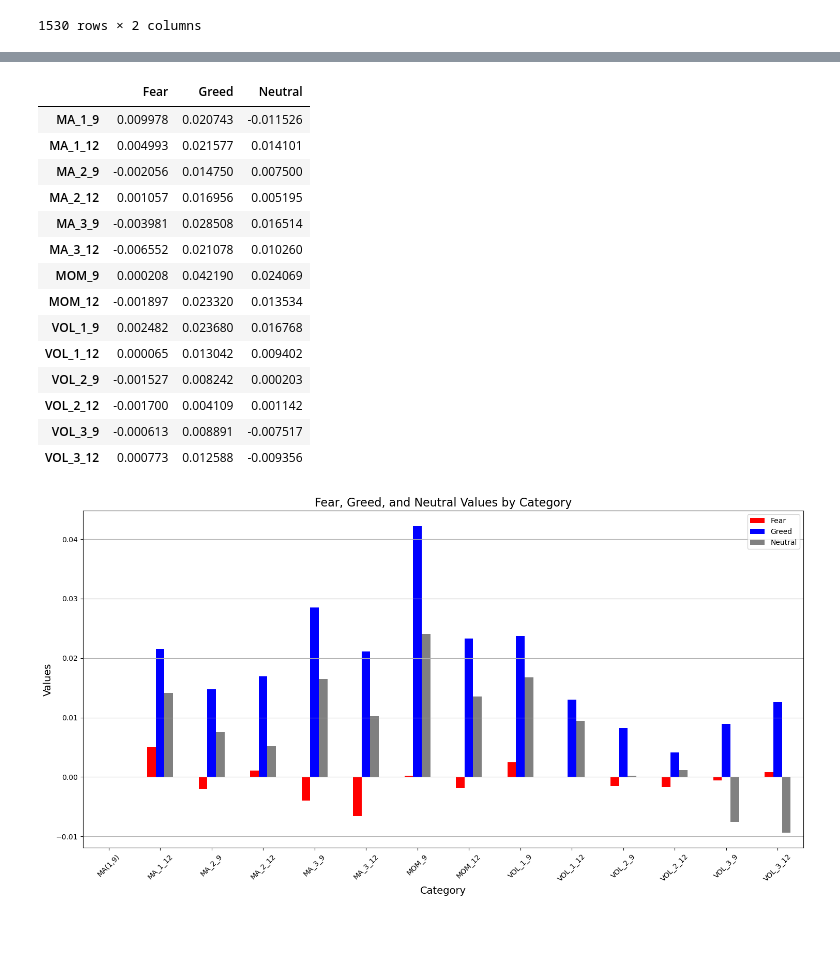
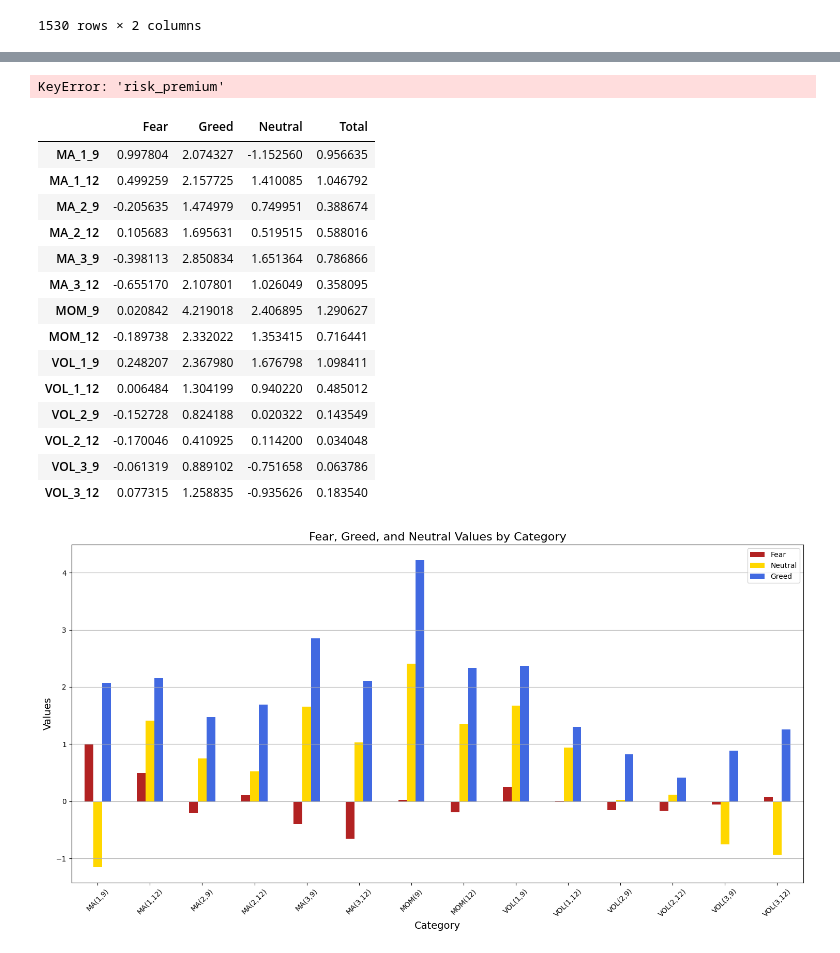
Before and after one commit to Matias-Lima/Datathon, a Jupyter notebook: Code/Python/R-squared disentangled_news_3.ipynb, the cells around one changed output, grey strips where cells are left out. Saved outputs shown, nothing was run; the diff lists cells and outputs as text; code cells hidden in the pictures.

```diff
--- a/Code/Python/R-squared disentangled_news_3.ipynb
+++ b/Code/Python/R-squared disentangled_news_3.ipynb
@@ -133,11 +133,12 @@ rf
 # %%
 dummies = pd.get_dummies(df['sentiment'])
 df = pd.concat([df.drop('sentiment', axis=1), dummies], axis=1)
+df['Total'] = [True]*len(df)
 df['Returns'] = df['Adj Close'].pct_change()
 df = df.merge(rf, how='left', left_on='Date', right_on='observation_date').dropna()
 df.drop('observation_date', axis=1, inplace=True)
 df['risk_premium'] = df['Returns'] - df['r_free_w']
-df.head(10)
+df.head(15)
 # %% [output]
 |  | Date | Adj Close | Volume | MA_1_9 | MA_1_12 | MA_2_9 | MA_2_12 | MA_3_9 | MA_3_12 | MOM_9 | ... | ... |
 | 1 | 2018-02-19 | 9664.730469 | 55388419584 | 0 | 0 | 0 | 0 | 0 | 0 | 0 | ... | ... |
@@ -153,0 +160,5 @@ df.head(10)
+# %%
+df['Adj Close'] = df['risk_premium']
+df.drop(['Volume', 'weekly_mean',	0, 'Returns', 'r_free_w', 'risk_premium', 'Total'] , inplace=True, axis=1)
+df.rename(columns={'Adj Close': 'prem'}, inplace=True)
+df['HA'] = df['prem'].expanding().mean()
@@ -161,51 +174,50 @@ for i in range(3, 17):
     model = sm.OLS(y, x).fit()
     e = model.resid
     Ic = []
-    for j in range(19, 22):
+    for j in range(19, 23):
         r_squared = 1 - (np.sum(df.iloc[1:df.shape[0], j] * e**2) / np.sum(df.iloc[1:df.shape[0], j] * ((y - np.mean(y))**2)))
         Ic.append(r_squared)
     r2[df.columns[i]] = Ic
+# %% [output]
+KeyError: 'risk_premium'
 # %%
-r2_df = pd.DataFrame(r2)
+r2_df = pd.DataFrame(r2)*100
 r2_df = r2_df.T
-r2_df.columns = ['Fear', 'Greed', 'Neutral']
+r2_df.columns = ['Fear', 'Greed', 'Neutral', 'Total']
 r2_df
 # %% [output]
-|  | Fear | Greed | Neutral |
-| MA_1_9 | 0.009978 | 0.020743 | -0.011526 |
-| MA_1_12 | 0.004993 | 0.021577 | 0.014101 |
-| MA_2_9 | -0.002056 | 0.014750 | 0.007500 |
-| MA_2_12 | 0.001057 | 0.016956 | 0.005195 |
-| MA_3_9 | -0.003981 | 0.028508 | 0.016514 |
-| MA_3_12 | -0.006552 | 0.021078 | 0.010260 |
-| MOM_9 | 0.000208 | 0.042190 | 0.024069 |
-| MOM_12 | -0.001897 | 0.023320 | 0.013534 |
-| VOL_1_9 | 0.002482 | 0.023680 | 0.016768 |
-| VOL_1_12 | 0.000065 | 0.013042 | 0.009402 |
-| VOL_2_9 | -0.001527 | 0.008242 | 0.000203 |
-| VOL_2_12 | -0.001700 | 0.004109 | 0.001142 |
-| VOL_3_9 | -0.000613 | 0.008891 | -0.007517 |
-| VOL_3_12 | 0.000773 | 0.012588 | -0.009356 |
+|  | Fear | Greed | Neutral | Total |
+| MA_1_9 | 0.997804 | 2.074327 | -1.152560 | 0.956635 |
+| MA_1_12 | 0.499259 | 2.157725 | 1.410085 | 1.046792 |
+| MA_2_9 | -0.205635 | 1.474979 | 0.749951 | 0.388674 |
+| MA_2_12 | 0.105683 | 1.695631 | 0.519515 | 0.588016 |
+| MA_3_9 | -0.398113 | 2.850834 | 1.651364 | 0.786866 |
+| MA_3_12 | -0.655170 | 2.107801 | 1.026049 | 0.358095 |
+| MOM_9 | 0.020842 | 4.219018 | 2.406895 | 1.290627 |
+| MOM_12 | -0.189738 | 2.332022 | 1.353415 | 0.716441 |
+| VOL_1_9 | 0.248207 | 2.367980 | 1.676798 | 1.098411 |
+| VOL_1_12 | 0.006484 | 1.304199 | 0.940220 | 0.485012 |
+| VOL_2_9 | -0.152728 | 0.824188 | 0.020322 | 0.143549 |
+| VOL_2_12 | -0.170046 | 0.410925 | 0.114200 | 0.034048 |
+| VOL_3_9 | -0.061319 | 0.889102 | -0.751658 | 0.063786 |
+| VOL_3_12 | 0.077315 | 1.258835 | -0.935626 | 0.183540 |
 # %%
-import pandas as pd
 import matplotlib.pyplot as plt
-import numpy as np
 
-index = ["MA(1,9)", "MA_1_12", "MA_2_9", "MA_2_12", "MA_3_9", "MA_3_12", "MOM_9", "MOM_12", "VOL_1_9", "VOL_1_12", "VOL_2_9", "VOL_2_12", "VOL_3_9", "VOL_3_12"]
-df = pd.DataFrame(r2_df, index=index)
+r2_df.index = ["MA(1,9)", "MA(1,12)", "MA(2,9)", "MA(2,12)", "MA(3,9)", "MA(3,12)", "MOM(9)", "MOM(12)", "VOL(1,9)", "VOL(1,12)", "VOL(2,9)", "VOL(2,12)", "VOL(3,9)", "VOL(3,12)"]
 
 # Plotting
-ax = df.plot(kind='bar', color=['red', 'blue', 'gray'], figsize=(15, 8))
+ax = r2_df[['Fear', 'Neutral', 'Greed']].plot(kind='bar', color=['firebrick', 'gold', 'royalblue'], figsize=(15, 8))
 
 # Customizing plot
 ax.set_title("Fear, Greed, and Neutral Values by Category", fontsize=16)
 ax.set_xlabel("Category", fontsize=14)
 ax.set_ylabel("Values", fontsize=14)
 plt.xticks(rotation=45)
 plt.grid(axis='y')
 
 # Show plot
 plt.tight_layout()
 plt.show()
 # %% [output]
-[figure, old version]
+[figure, new version]
```
Also changed, not shown: parts of 5 cells of this notebook, 5 other files.
